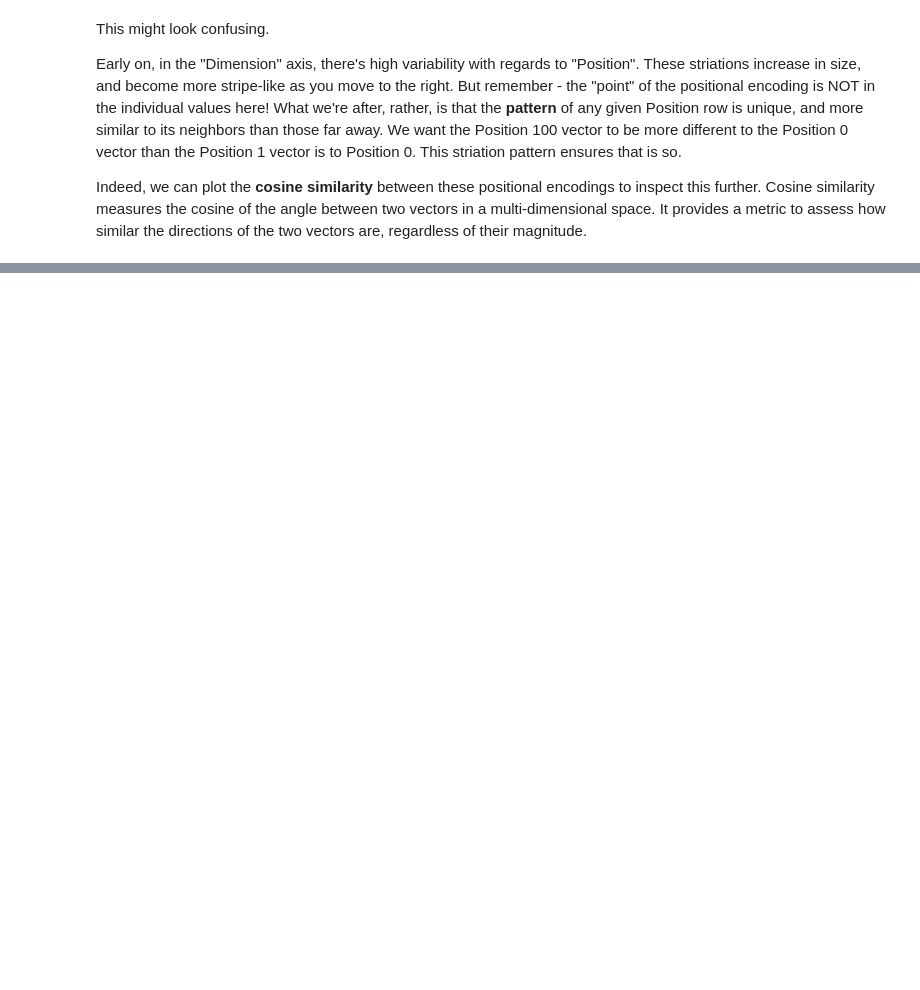
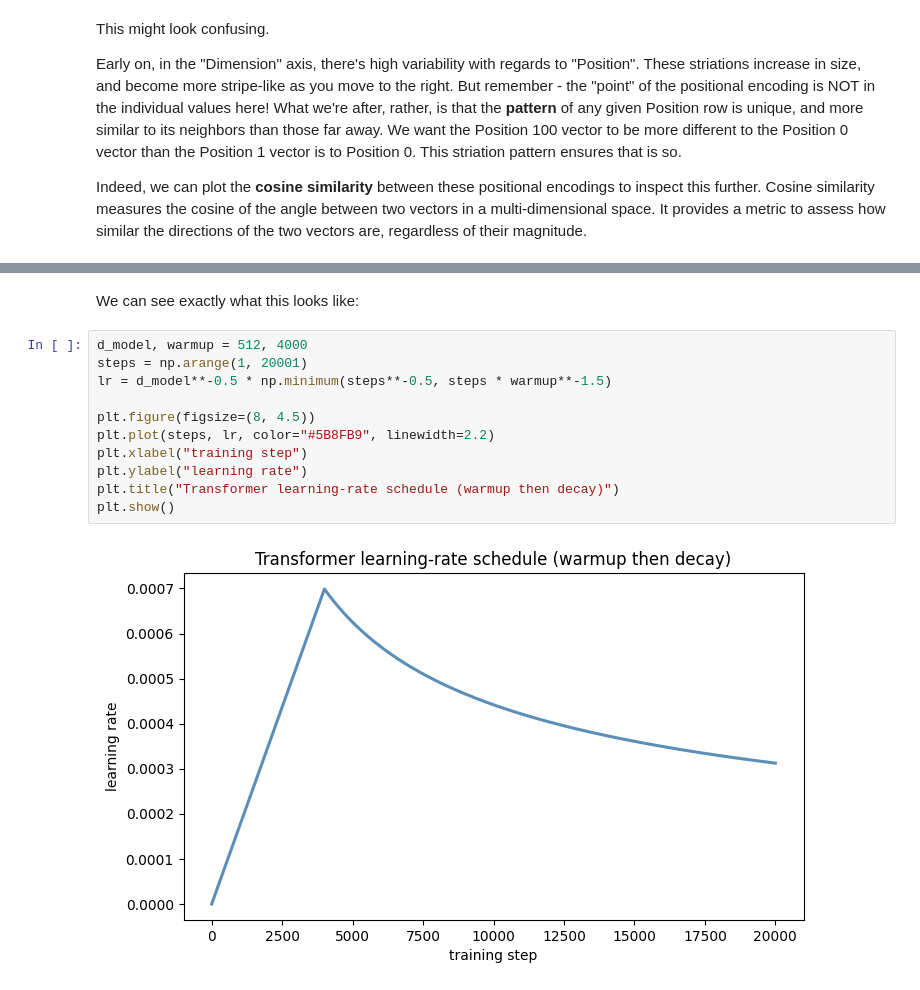
Before and after one commit to apetulante/Tutorials, a Jupyter notebook: Architectures/Basic_Transformer_Tutorial/Transformer_Tutorial.ipynb, the cells around one changed output, grey strips where cells are left out. Drawn from its saved outputs; the diff is of its cells as text; blank space fills up the shorter version.

```diff
--- a/Architectures/Basic_Transformer_Tutorial/Transformer_Tutorial.ipynb
+++ b/Architectures/Basic_Transformer_Tutorial/Transformer_Tutorial.ipynb
@@ -741,0 +3378,15 @@ class MultiHeadAttention(nn.Module):
+# %% [markdown]
+We can see exactly what this looks like:
+# %%
+d_model, warmup = 512, 4000
+steps = np.arange(1, 20001)
+lr = d_model**-0.5 * np.minimum(steps**-0.5, steps * warmup**-1.5)
+
+plt.figure(figsize=(8, 4.5))
+plt.plot(steps, lr, color="#5B8FB9", linewidth=2.2)
+plt.xlabel("training step")
+plt.ylabel("learning rate")
+plt.title("Transformer learning-rate schedule (warmup then decay)")
+plt.show()
+# %% [output]
+[figure, added]
```
Also changed, not shown: parts of 444 cells of this notebook, 1 other file.
